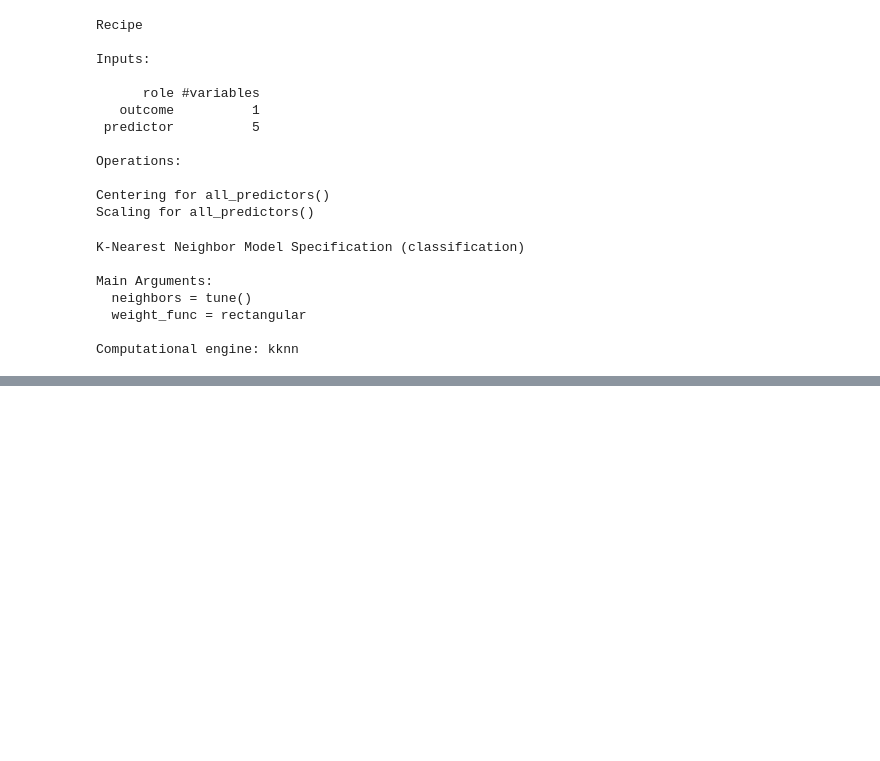
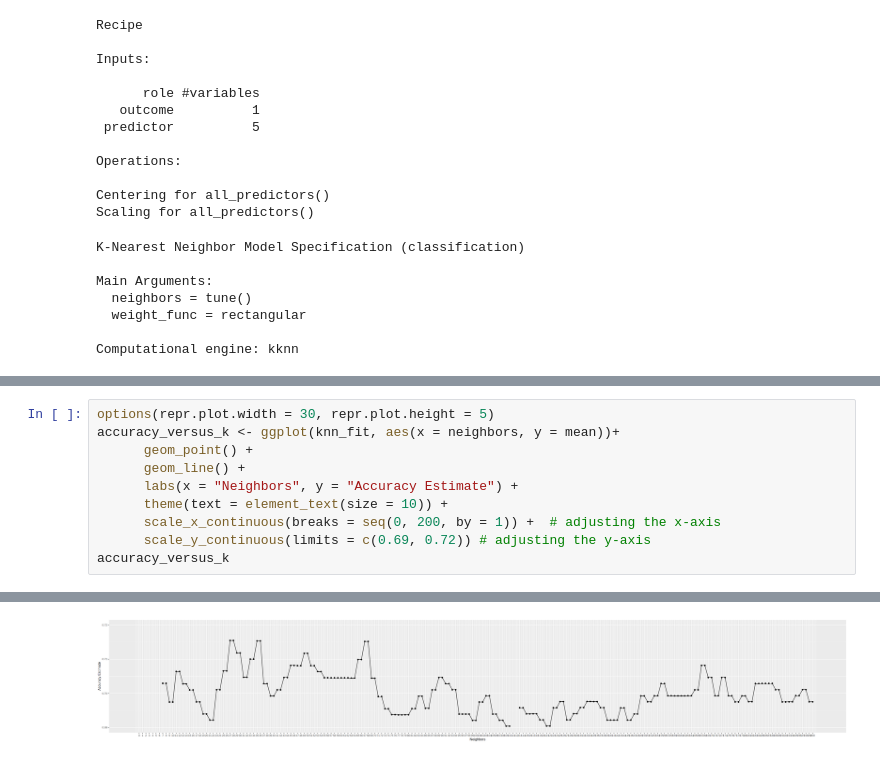
Before and after one commit to jeffreyykim/DSCI-project-009-40-Group_Contract, a Jupyter notebook: 009_Group40_Report.ipynb.ipynb, the cells around one changed output, grey strips where cells are left out. Cells and saved outputs as stored; diff of their text form; blank space fills up the shorter version.

```diff
--- a/009_Group40_Report.ipynb.ipynb
+++ b/009_Group40_Report.ipynb.ipynb
@@ -165,0 +167,11 @@ Making 'packages.html' ...
+# %%
+options(repr.plot.width = 30, repr.plot.height = 5)
+accuracy_versus_k <- ggplot(knn_fit, aes(x = neighbors, y = mean))+
+      geom_point() +
+      geom_line() +
+      labs(x = "Neighbors", y = "Accuracy Estimate") +
+      theme(text = element_text(size = 10)) +
+      scale_x_continuous(breaks = seq(0, 200, by = 1)) +  # adjusting the x-axis
+      scale_y_continuous(limits = c(0.69, 0.72)) # adjusting the y-axis
+accuracy_versus_k
+# %% [output]
@@ -165,0 +182 @@ Making 'packages.html' ...
+[figure, added]
```
Also changed, not shown: parts of 10 cells of this notebook.
